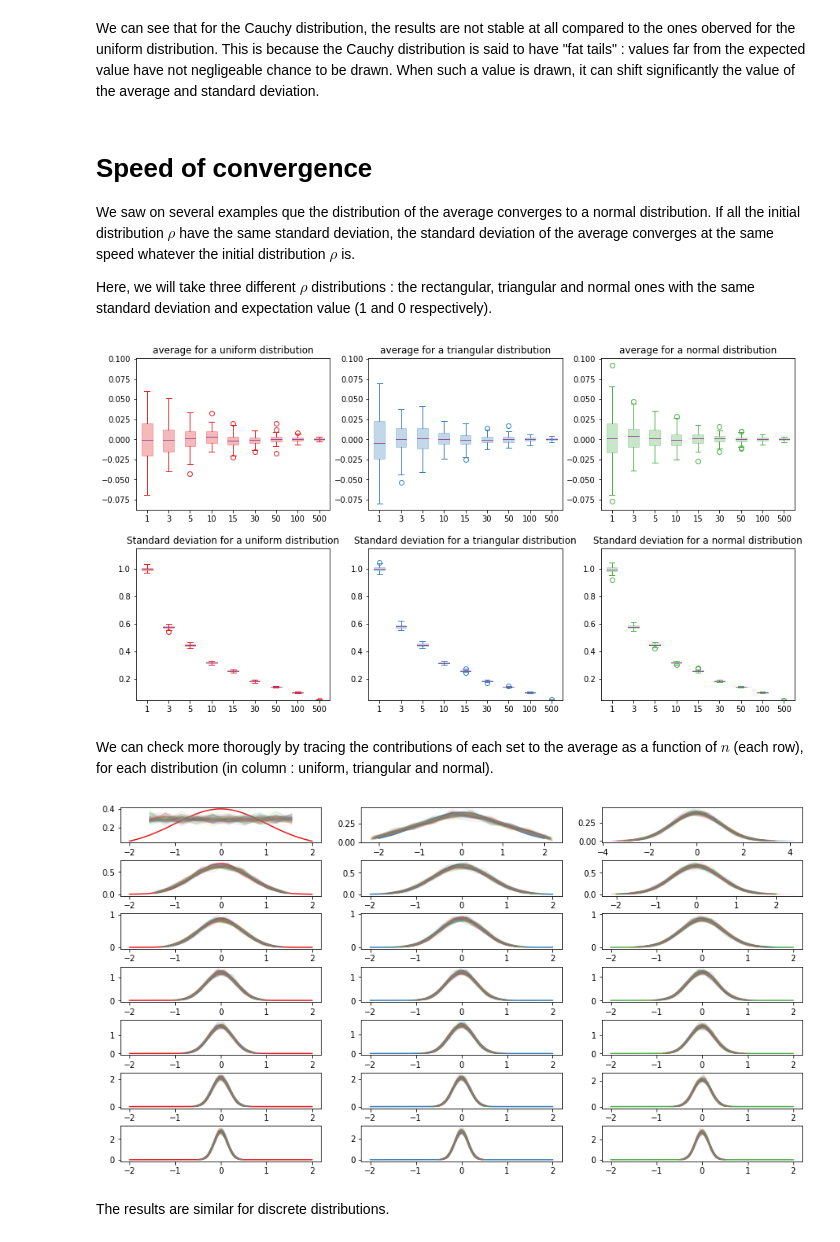
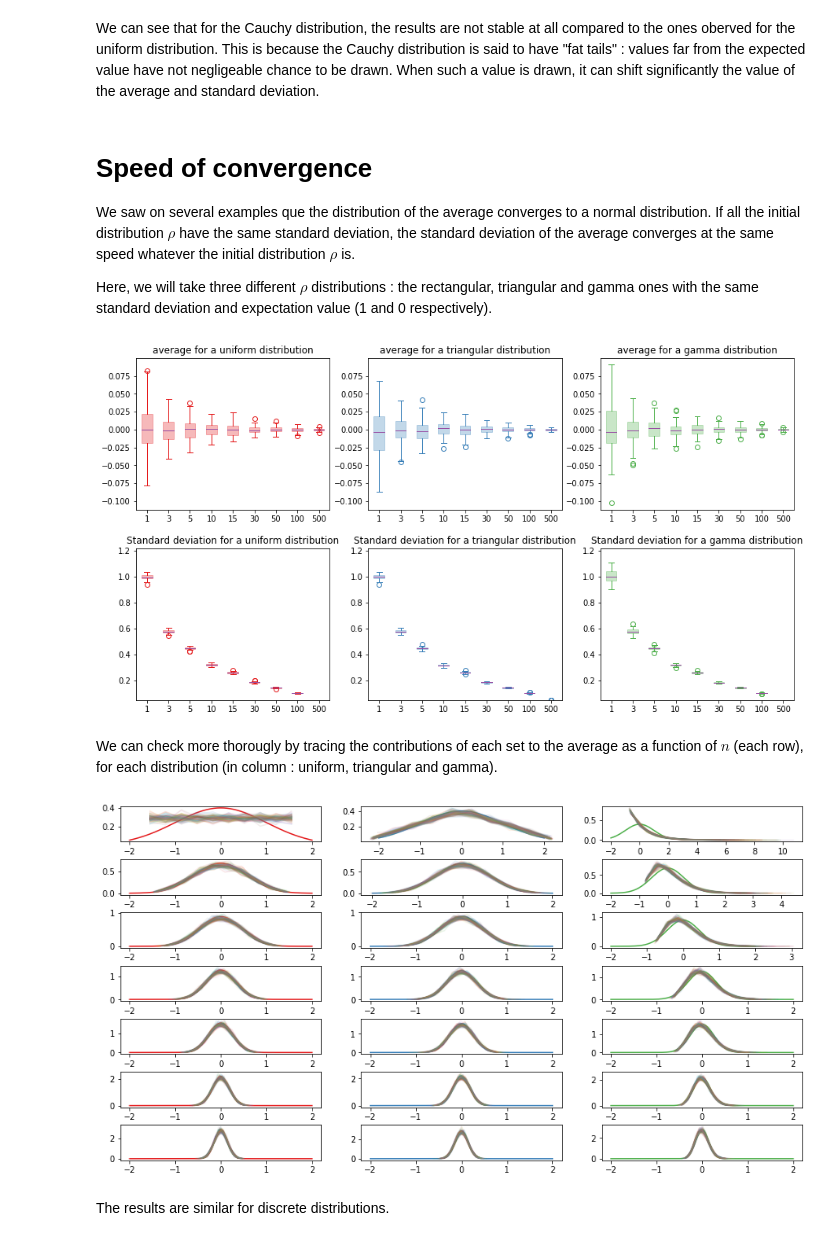
Before and after one commit to MartinVerot/IncertitudeMonteCarlo, a Jupyter notebook: test-theoreme-central-limite-en.ipynb, the cells around one changed output. Cells and saved outputs as stored; diff of their text form; code cells hidden in the pictures.

```diff
--- a/test-theoreme-central-limite-en.ipynb
+++ b/test-theoreme-central-limite-en.ipynb
@@ -350,0 +382,16 @@ theoretical average: 0.500 variance : 0.000 standard deviation : 0.020
+# %%
+p=10000
+n=10000
+#We now repeat it p times
+zs = np.average(gamma.rvs(2,loc=0.5-np.sqrt(2),scale=1/np.sqrt(2),size=(n,p)), axis=0)
+#average of the distribution
+average = np.average(zs,axis=0)
+#variance de la distribution
+variance = np.var(zs,ddof=1,axis=0)
+standardDeviation = np.std(zs,ddof=1,axis=0)
+plt.hist(zs,bins=50,range=(np.min(zs),np.max(zs)),density=True)
+#plotting the corresponding gaussian distribution
+xs = np.linspace(0.5-5/np.sqrt(n),0.5+5/np.sqrt(n),1001)
+plt.plot(xs, norm.pdf(xs,loc=0.5,scale=1/(np.sqrt(n)) ),'r-', lw=2, alpha=0.6)
+print('sample      average: {:.3f} variance : {:.3f} standard deviation : {:.3f}'.format(average, variance,standardDeviation))
+print('theoretical average: {:.3f} variance : {:.3f} standard deviation : {:.3f}'.format(0.5,1/n ,1/(np.sqrt(n)) ))
@@ -448,13 +499,13 @@ We can see that for the Cauchy distribution, the results are not stable at all c
 # Speed of convergence
 We saw on several examples que the distribution of the average converges to a normal distribution. If all the initial distribution $\rho$ have the same standard deviation, the standard deviation of the average converges at the same speed whatever the initial distribution $\rho$ is.
 
-Here, we will take three different $\rho$ distributions : the rectangular, triangular and normal ones with the same standard deviation and expectation value (1 and 0 respectively).
+Here, we will take three different $\rho$ distributions : the rectangular, triangular and gamma ones with the same standard deviation and expectation value (1 and 0 respectively).
 # %%
 ns = [1,3,5,10,15,30,50,100,500]
-distribs = ['uniform','triangular','normal']
+distribs = ['uniform','triangular','gamma']
 results = {'uniform':{'average':[],'ecarttype':[],'zs':[],'color':'#e41a1c'},
           'triangular':{'average':[],'ecarttype':[],'zs':[],'color':'#377eb8'},
-          'normal':{'average':[],'ecarttype':[],'zs':[],'color':'#4daf4a'}}
+          'gamma':{'average':[],'ecarttype':[],'zs':[],'color':'#4daf4a'}}
 p = 1000
 sampling = 100
 for n in ns:
@@ -464,8 +515,8 @@ for n in ns:
             zs = np.sum(uniform.rvs(loc=-np.sqrt(3),scale=2*np.sqrt(3), size=(n,p,sampling)), axis = 0 )/n
         elif distrib== 'triangular':
             zs = np.sum(triang.rvs(0.5,loc=-np.sqrt(6),scale=2*np.sqrt(6), size=(n,p,sampling)), axis = 0 )/n
-        elif distrib== 'normal' :
-            zs = np.sum(norm.rvs(loc=0,scale=1., size=(n,p,sampling)), axis = 0 )/n
+        elif distrib== 'gamma' :
+            zs = np.sum(gamma.rvs(1,loc=0,scale=1., size=(n,p,sampling)), axis = 0 )/n-1
         #average of the distribution
         averages = np.average(zs,axis=0)
         #standard deviation  of the distribution
@@ -475,40 +526,40 @@ for n in ns:
         results[distrib]['zs'].append(zs)
 
 #plotting the graphs
 
 #to have similar scales for the graphs and make a fair comparison
-minimum_moy = np.min([results['uniform']['average'],results['triangular']['average'],results['normal']['average']])
-maximum_moy = np.max([results['uniform']['average'],results['triangular']['average'],results['normal']['average']])
-minimum_et = np.min([results['uniform']['ecarttype'],results['triangular']['ecarttype'],results['normal']['ecarttype']])
-maximum_et = np.max([results['uniform']['ecarttype'],results['triangular']['ecarttype'],results['normal']['ecarttype']])
+minimum_moy = np.min([results['uniform']['average'],results['triangular']['average'],results['gamma']['average']])
+maximum_moy = np.max([results['uniform']['average'],results['triangular']['average'],results['gamma']['average']])
+minimum_et = np.min([results['uniform']['ecarttype'],results['triangular']['ecarttype'],results['gamma']['ecarttype']])
+maximum_et = np.max([results['uniform']['ecarttype'],results['triangular']['ecarttype'],results['gamma']['ecarttype']])
 
 
 fig = plt.figure(figsize=(15,8))
 gs = fig.add_gridspec(2, len(distribs),hspace=0.25)
 
 for (i,distrib) in enumerate(distribs) :
     ax1 = fig.add_subplot(gs[0,i])
     ax1.set_title('average for a {} distribution'.format(distrib))
     #ax1.set_xscale('log')
     ax1.boxplot(results[distrib]['average'],positions=range(len(ns)),labels=ns,patch_artist=True,boxprops=dict(alpha=.3,facecolor=results[distrib]['color'], color=results[distrib]['color']),
             capprops=dict(color=results[distrib]['color']),
             whiskerprops=dict(color=results[distrib]['color']),
             flierprops=dict(color=results[distrib]['color'], markeredgecolor=results[distrib]['color']),
             medianprops=dict(color='#984ea3'))
     ax1.set_ylim(1.1*minimum_moy,1.1*maximum_moy)
     ax2 = fig.add_subplot(gs[1,i])
     ax2.set_title('Standard deviation for a {} distribution'.format(distrib))
     #ax2.set_xscale('log')
     ax2.boxplot(results[distrib]['ecarttype'],positions=range(len(ns)),labels=ns,patch_artist=True,boxprops=dict(alpha=.3,facecolor=results[distrib]['color'], color=results[distrib]['color']),
             capprops=dict(color=results[distrib]['color']),
             whiskerprops=dict(color=results[distrib]['color']),
             flierprops=dict(color=results[distrib]['color'], markeredgecolor=results[distrib]['color']),
             medianprops=dict(color='#984ea3'))
     ax2.set_ylim(1.1*minimum_et,1.1*maximum_et)
 # %% [output]
-[figure, old version]
+[figure, new version]
 # %% [markdown]
-We can check more thorougly by tracing the contributions of each set to the average as a function of $n$ (each row), for each distribution (in column : uniform, triangular and normal).
+We can check more thorougly by tracing the contributions of each set to the average as a function of $n$ (each row), for each distribution (in column : uniform, triangular and gamma).
 # %%
 ns = [1,3,5,10,15,30,50]
 xs = np.linspace(-2,2,1000)
@@ -523,7 +574,7 @@ for (i,distrib) in enumerate(distribs) :
             hist,bins = np.histogram(results[distrib]['zs'][l][:,d],density=True)
             ax3.plot((bins[:-1]+bins[1:])/2,hist,alpha=0.1)
 # %% [output]
-[figure, old version]
+[figure, new version]
 # %% [markdown]
 The results are similar for discrete distributions.
 # %%
```
Also changed, not shown: parts of 4 cells of this notebook, 1 other file.
